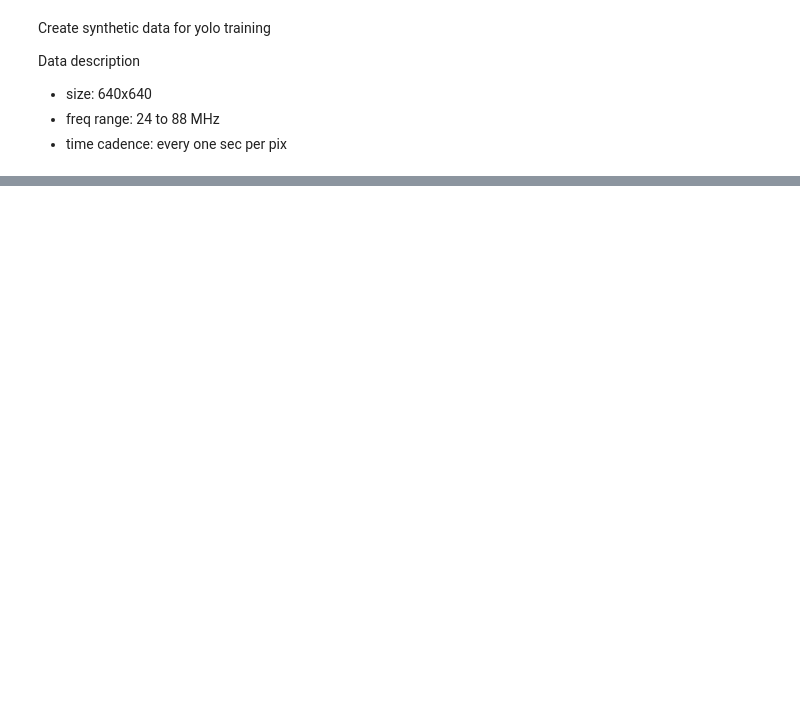
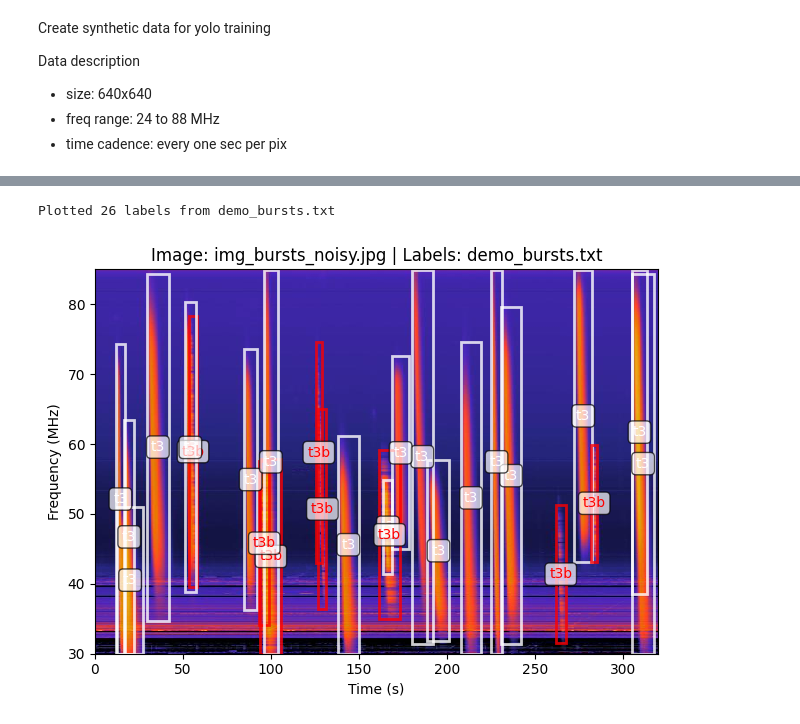
Before and after one commit to peijin94/PhySynthTrainer, a Jupyter notebook: example/demo.ipynb, the cells around one changed output, grey strips where cells are left out. Saved outputs shown, nothing was run; the diff lists cells and outputs as text; code cells hidden in the pictures; blank space fills up the shorter version.

```diff
--- a/example/demo.ipynb
+++ b/example/demo.ipynb
@@ -379,0 +353,5 @@ np.float64(3.875293797883579)
+# %%
+plot_jpg_labeling('img_bursts_noisy.jpg', 'demo_bursts.txt','base.yml')
+# %% [output]
+Plotted 26 labels from demo_bursts.txt
+[figure, added]
```
Also changed, not shown: parts of 15 cells of this notebook, 3 other files.
